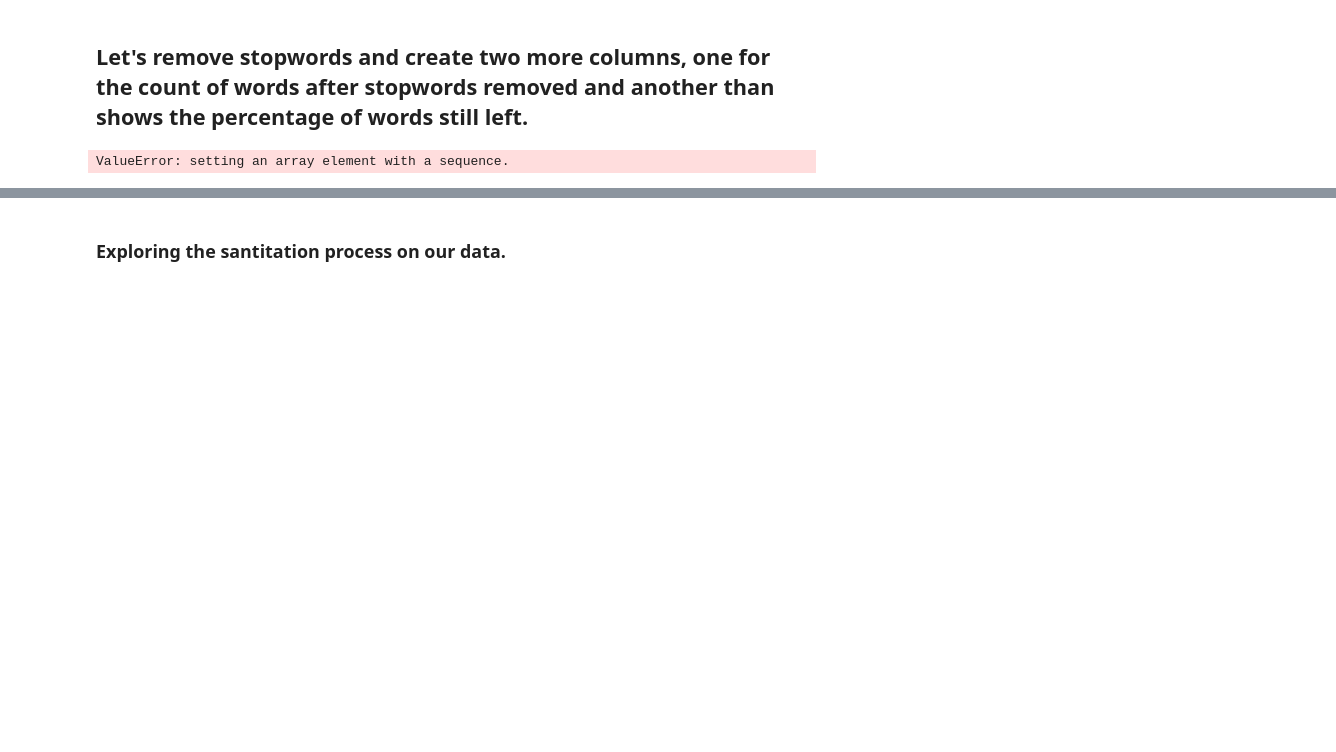
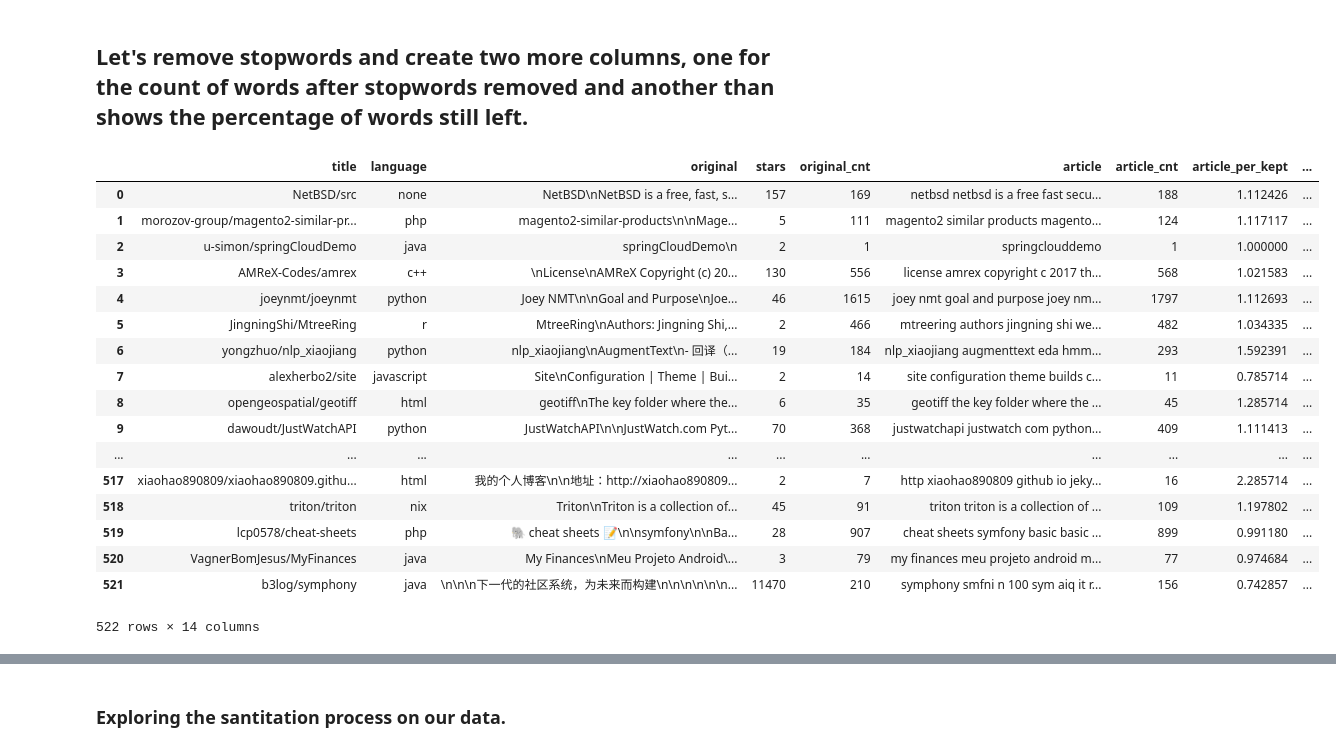
Before and after one commit to codeup-cyber-linguists/languages-classifier, a Jupyter notebook: group_github_language_classifier.ipynb, the cells around one changed output, grey strips where cells are left out. Cells and saved outputs as stored; diff of their text form; code cells hidden in the pictures; blank space fills up the shorter version.

```diff
--- a/group_github_language_classifier.ipynb
+++ b/group_github_language_classifier.ipynb
@@ -569,33 +569,32 @@ dtype: object
 # %% [markdown]
 ## Let's remove stopwords and create two more columns, one for the count of words after stopwords removed and another than shows the percentage of words still left.
 # %%
-def remove_stopwards():
-    df = lemmatize()
+def remove_stopwords(extra_words=None, exclude_words=None):
+    '''This function removes stopwords from the dataframe and returns the dataframe with 4 new columns.
+    The new columns are clean, word_cnt_after_stop, per_stopwords_kept, per_overall_kept.'''
+    wnl = nltk.stem.WordNetLemmatizer()
     stopwords = nltk.corpus.stopwords.words('english')
-
-#     if extra_words != None:
-#         stopwords = stopwords + extra_words
-#     if exclude_words != None:
-#         stopwords = [word for word in stopwords if word not in exclude_words]
-
-    df[['clean']] = df[['lemmatized']]
-    df[['word_cnt_after_stop']] = df[['title']]
-
-    art_nums = list(range(df.clean.count()))
+    if extra_words != None:
+        stopwords = stopwords + extra_words
+    if exclude_words != None:
+        stopwords = [word for word in stopwords if word not in exclude_words]
+    #make a new column by copying a column...
+    df[['clean']] = df[['article']]
+    df[['word_cnt_after_stop']] = df[['article']]
+    art_nums = list(range(df.article.count()))
     for art_num in art_nums:
         words = df.clean[art_num].split()
         without_stopwords = [word for word in words if word not in stopwords]
         df.word_cnt_after_stop[art_num] = len(without_stopwords)
         without_stopwords_join = ' '.join(without_stopwords)
         df.clean[art_num] = without_stopwords_join
+    #make a new column by copying a column...
     df[['per_stopwords_kept']] = df[['title']]
-    df[['per_stopwords_kept']] = df.word_cnt_after_stop / df.lemm_cnt
-    df[['per_stopwords_kept']] = df[['per_stopwords_kept']].astype(float)
-
     df[['per_overall_kept']] = df[['title']]
-    df[['per_overall_kept']] = df.word_cnt_after_stop / df.original_cnt
+    for art_num in art_nums:
+        df.per_stopwords_kept[art_num] = df.word_cnt_after_stop[art_num] / df.lemm_cnt[art_num]
+        df.per_overall_kept = df.word_cnt_after_stop[art_num] / df.original_cnt[art_num]
+    df[['per_stopwords_kept']] = df[['per_overall_kept']].astype(float)
+    df[['word_cnt_after_stop']] = df[['word_cnt_after_stop']].astype(int)
     df[['per_overall_kept']] = df[['per_overall_kept']].astype(float)
-
-    df[['word_cnt_after_stop']] = df[['word_cnt_after_stop']].astype(int)
-
     return df
@@ -641,5 +601,22 @@ def remove_stopwards():
 # %%
 # DO NOT RE-RUN THIS FUNCTION AFTER THE FIRST TIME RAN!
-remove_stopwards()
+remove_stopwords(extra_words=langs)
 # %% [output]
+|  | title | language | original | stars | original_cnt | article | article_cnt | article_per_kept | ... |
+| 0 | NetBSD/src | none | NetBSD\nNetBSD is a free, fast, s... | 157 | 169 | netbsd netbsd is a free fast secu... | 188 | 1.112426 | ... |
+| 1 | morozov-group/magento2-similar-pr... | php | magento2-similar-products\n\nMage... | 5 | 111 | magento2 similar products magento... | 124 | 1.117117 | ... |
+| 2 | u-simon/springCloudDemo | java | springCloudDemo\n | 2 | 1 | springclouddemo | 1 | 1.000000 | ... |
+| 3 | AMReX-Codes/amrex | c++ | \nLicense\nAMReX Copyright (c) 20... | 130 | 556 | license amrex copyright c 2017 th... | 568 | 1.021583 | ... |
+| 4 | joeynmt/joeynmt | python | Joey NMT\n\nGoal and Purpose\nJoe... | 46 | 1615 | joey nmt goal and purpose joey nm... | 1797 | 1.112693 | ... |
+| 5 | JingningShi/MtreeRing | r | MtreeRing\nAuthors: Jingning Shi,... | 2 | 466 | mtreering authors jingning shi we... | 482 | 1.034335 | ... |
+| 6 | yongzhuo/nlp_xiaojiang | python | nlp_xiaojiang\nAugmentText\n- 回译（... | 19 | 184 | nlp_xiaojiang augmenttext eda hmm... | 293 | 1.592391 | ... |
+| 7 | alexherbo2/site | javascript | Site\nConfiguration | Theme | Bui... | 2 | 14 | site configuration theme builds c... | 11 | 0.785714 | ... |
+| 8 | opengeospatial/geotiff | html | geotiff\nThe key folder where the... | 6 | 35 | geotiff the key folder where the ... | 45 | 1.285714 | ... |
+| 9 | dawoudt/JustWatchAPI | python | JustWatchAPI\n\nJustWatch.com Pyt... | 70 | 368 | justwatchapi justwatch com python... | 409 | 1.111413 | ... |
+| ... | ... | ... | ... | ... | ... | ... | ... | ... | ... |
+| 517 | xiaohao890809/xiaohao890809.githu... | html | 我的个人博客\n\n地址：http://xiaohao890809... | 2 | 7 | http xiaohao890809 github io jeky... | 16 | 2.285714 | ... |
+| 518 | triton/triton | nix | Triton\nTriton is a collection of... | 45 | 91 | triton triton is a collection of ... | 109 | 1.197802 | ... |
+| 519 | lcp0578/cheat-sheets | php | 🐘 cheat sheets 📝\n\nsymfony\n\nBa... | 28 | 907 | cheat sheets symfony basic basic ... | 899 | 0.991180 | ... |
+| 520 | VagnerBomJesus/MyFinances | java | My Finances\nMeu Projeto Android\... | 3 | 79 | my finances meu projeto android m... | 77 | 0.974684 | ... |
+| 521 | b3log/symphony | java | \n\n\n下一代的社区系统，为未来而构建\n\n\n\n\n\n... | 11470 | 210 | symphony smfni n 100 sym aiq it r... | 156 | 0.742857 | ... |
-ValueError: setting an array element with a sequence.
+522 rows × 14 columns
```
Also changed, not shown: parts of 10 cells of this notebook.
